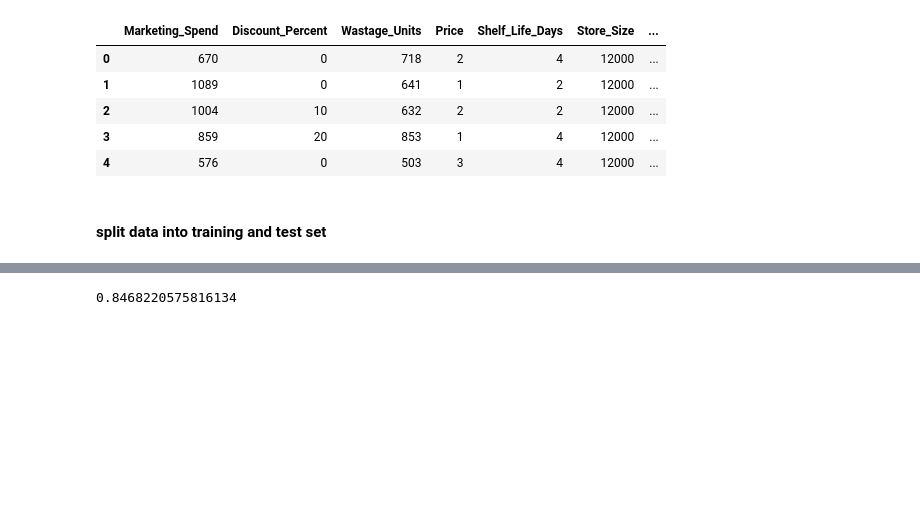
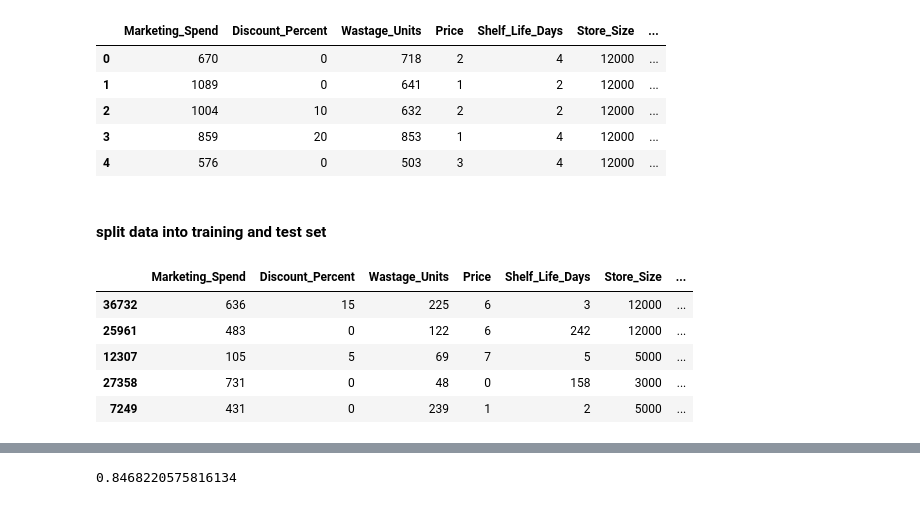
Before and after one commit to edwinaabam/FrostUK, a Jupyter notebook: model/model.ipynb, the cells around one changed output, grey strips where cells are left out. Saved outputs shown, nothing was run; the diff lists cells and outputs as text; code cells hidden in the pictures; blank space fills up the shorter version.

```diff
--- a/model/model.ipynb
+++ b/model/model.ipynb
@@ -135,6 +135,16 @@ frostmark_data.head()
 from sklearn.model_selection import train_test_split
 # %%
 X = frostmark_data.drop(target, axis=1)
-y = frostmark_data['Units_Sold']
+y = frostmark_data[['Units_Sold']]
 
 X_train, X_test, y_train, y_test = train_test_split(X, y, test_size=0.2, random_state=42)
+# %%
+#X_train.head()
+X_test.head()
+# %% [output]
+|  | Marketing_Spend | Discount_Percent | Wastage_Units | Price | Shelf_Life_Days | Store_Size | ... |
+| 36732 | 636 | 15 | 225 | 6 | 3 | 12000 | ... |
+| 25961 | 483 | 0 | 122 | 6 | 242 | 12000 | ... |
+| 12307 | 105 | 5 | 69 | 7 | 5 | 5000 | ... |
+| 27358 | 731 | 0 | 48 | 0 | 158 | 3000 | ... |
+| 7249 | 431 | 0 | 239 | 1 | 2 | 5000 | ... |
```
Also changed, not shown: parts of 6 cells of this notebook, 5 other files.
